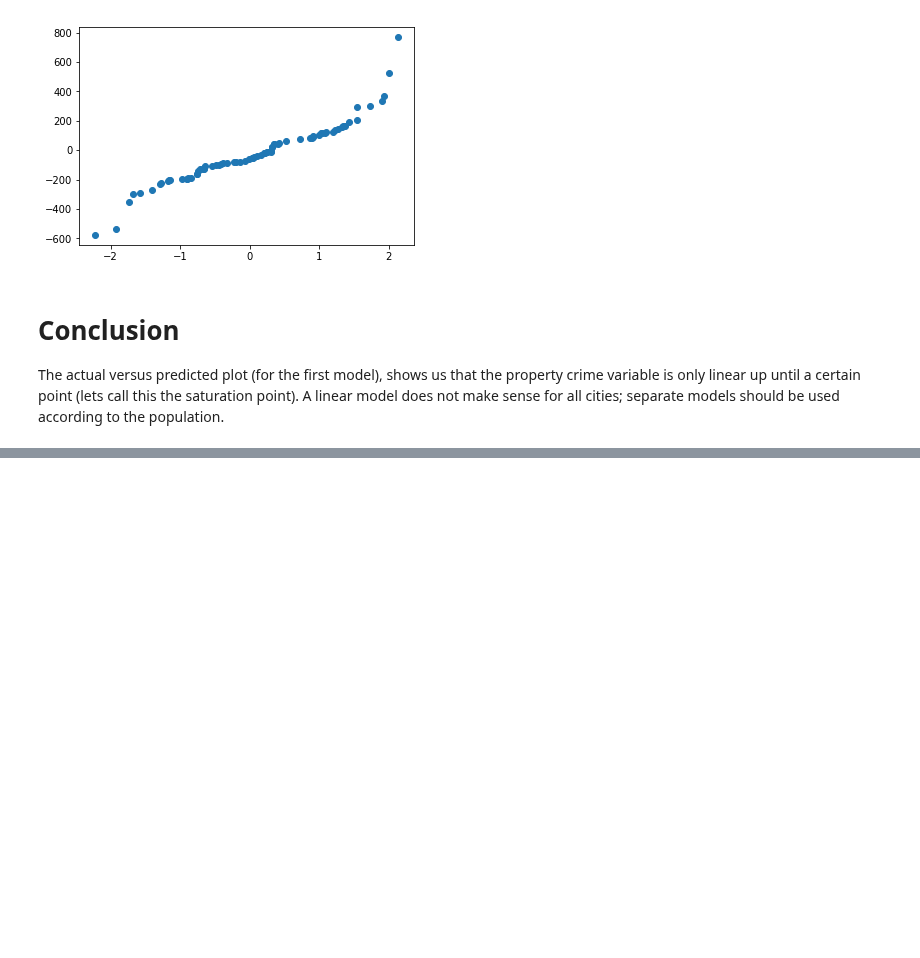
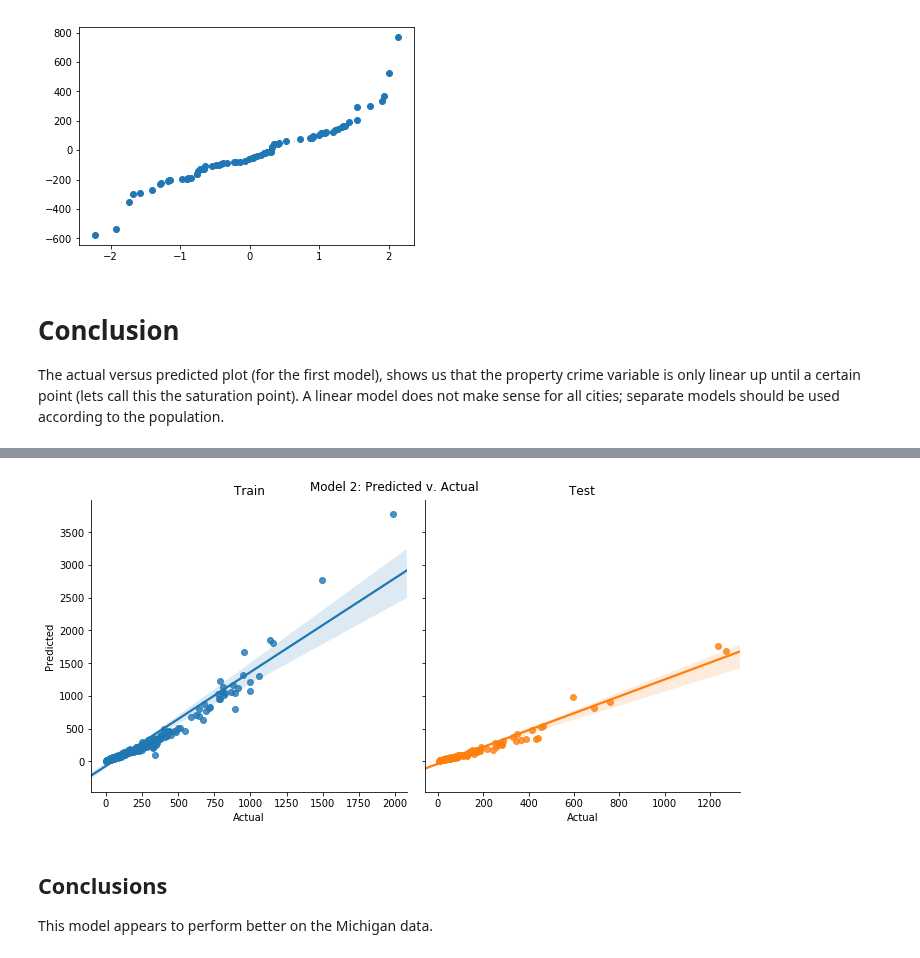
Before and after one commit to mkm29/DataScience, a Jupyter notebook: thinkful/unit/2/4/challenge_crime_regression.ipynb, the cells around one changed output, grey strips where cells are left out. Drawn from its saved outputs; the diff is of its cells as text; code cells hidden in the pictures; blank space fills up the shorter version.

```diff
--- a/thinkful/unit/2/4/challenge_crime_regression.ipynb
+++ b/thinkful/unit/2/4/challenge_crime_regression.ipynb
@@ -357,0 +343,10 @@ The actual versus predicted plot (for the first model), shows us that the proper
+# %%
+ohio["population_log"] = np.log(ohio.population)
+ohio["population_medium"] = (ohio.population.between(3566.0, 13972.0))
+ohio["has_robbery"] = np.where(ohio.robbery>0, 1, 0)
+ohio["robbery_log"] = np.log1p(ohio.robbery)
+ohio["burglary_cube_root"] = ohio.burglary**(1/3)
+ohio["larceny_theft_cube_root"] = ohio.larceny_theft**(1/3)
+ohio["motor_vehicle_theft_log"] = np.log1p(ohio.motor_vehicle_theft)
+ohio["assault_log"] = np.log1p(ohio.assault)
+ohio["property_crime_log"] = np.log1p(ohio.property_crime)
@@ -357,0 +530,26 @@ The actual versus predicted plot (for the first model), shows us that the proper
+# %%
+predicted5 = np.exp(lm4.predict(ohio_test))
+actual5 = ohio_test["property_crime"]
+residuals5 = actual5 - predicted5
+
+fig, (ax1, ax2) = plt.subplots(1,2, sharey=True)
+fig.set_figheight(5)
+fig.set_figwidth(10)
+fig.suptitle("Model 2: Predicted v. Actual")
+sns.regplot(ohio_train["property_crime"], np.exp(lm4.fittedvalues), ax=ax1)
+ax1.set_title("Train")
+sns.despine(ax=ax1)
+
+sns.regplot(actual5, predicted5, ax=ax2)
+ax1.set(xlabel="Actual", ylabel="Predicted")
+sns.despine(ax=ax2)
+ax2.set_xlabel("Actual")
+ax2.set_title("Test")
+fig.tight_layout()
+plt.show()
+# %% [output]
+[figure, added]
+# %% [markdown]
+## Conclusions
+
+This model appears to perform better on the Michigan data.
```
Also changed, not shown: parts of 18 cells of this notebook.
